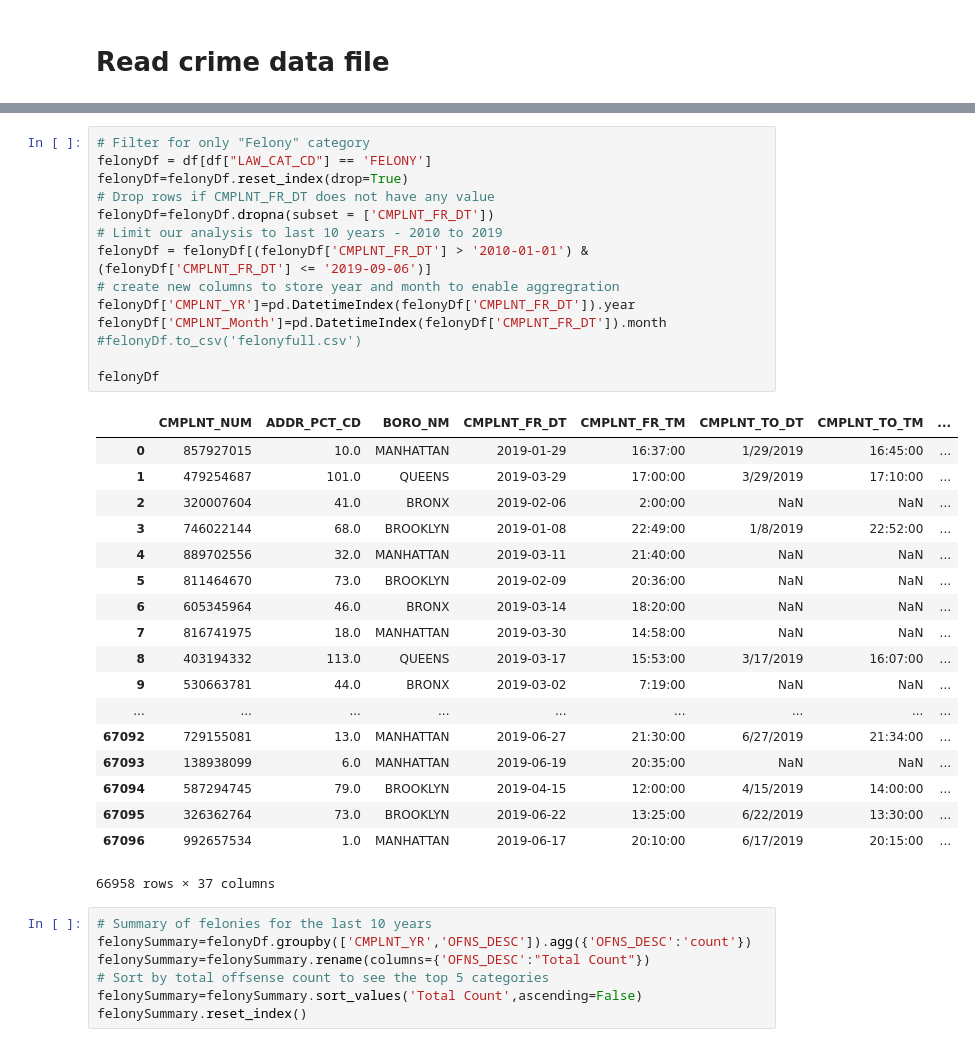
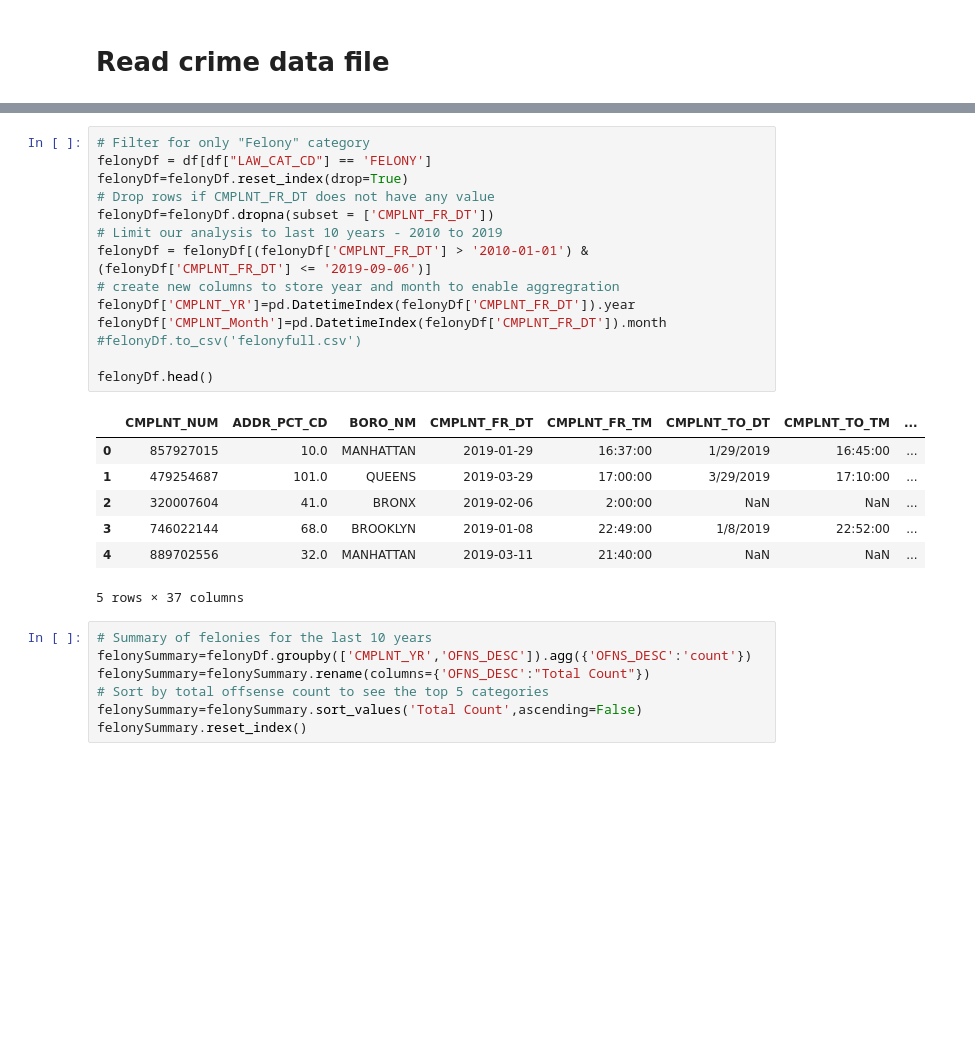
Before and after one commit to Kasawn/Vegan-, a Jupyter notebook: Crime.ipynb, the cells around one changed output, grey strips where cells are left out. Cells and saved outputs as stored; diff of their text form; blank space fills up the shorter version.

```diff
--- a/Crime.ipynb
+++ b/Crime.ipynb
@@ -51,36 +28,25 @@ df
 # %%
 # Filter for only "Felony" category
 felonyDf = df[df["LAW_CAT_CD"] == 'FELONY']
 felonyDf=felonyDf.reset_index(drop=True)
 # Drop rows if CMPLNT_FR_DT does not have any value
 felonyDf=felonyDf.dropna(subset = ['CMPLNT_FR_DT'])
 # Limit our analysis to last 10 years - 2010 to 2019
 felonyDf = felonyDf[(felonyDf['CMPLNT_FR_DT'] > '2010-01-01') & (felonyDf['CMPLNT_FR_DT'] <= '2019-09-06')]
 # create new columns to store year and month to enable aggregration
 felonyDf['CMPLNT_YR']=pd.DatetimeIndex(felonyDf['CMPLNT_FR_DT']).year
 felonyDf['CMPLNT_Month']=pd.DatetimeIndex(felonyDf['CMPLNT_FR_DT']).month
 #felonyDf.to_csv('felonyfull.csv')
 
-felonyDf
+felonyDf.head()
 # %% [output]
 |  | CMPLNT_NUM | ADDR_PCT_CD | BORO_NM | CMPLNT_FR_DT | CMPLNT_FR_TM | CMPLNT_TO_DT | CMPLNT_TO_TM | ... |
 | 0 | 857927015 | 10.0 | MANHATTAN | 2019-01-29 | 16:37:00 | 1/29/2019 | 16:45:00 | ... |
 | 1 | 479254687 | 101.0 | QUEENS | 2019-03-29 | 17:00:00 | 3/29/2019 | 17:10:00 | ... |
 | 2 | 320007604 | 41.0 | BRONX | 2019-02-06 | 2:00:00 | NaN | NaN | ... |
 | 3 | 746022144 | 68.0 | BROOKLYN | 2019-01-08 | 22:49:00 | 1/8/2019 | 22:52:00 | ... |
 | 4 | 889702556 | 32.0 | MANHATTAN | 2019-03-11 | 21:40:00 | NaN | NaN | ... |
-| 5 | 811464670 | 73.0 | BROOKLYN | 2019-02-09 | 20:36:00 | NaN | NaN | ... |
-| 6 | 605345964 | 46.0 | BRONX | 2019-03-14 | 18:20:00 | NaN | NaN | ... |
-| 7 | 816741975 | 18.0 | MANHATTAN | 2019-03-30 | 14:58:00 | NaN | NaN | ... |
-| 8 | 403194332 | 113.0 | QUEENS | 2019-03-17 | 15:53:00 | 3/17/2019 | 16:07:00 | ... |
-| 9 | 530663781 | 44.0 | BRONX | 2019-03-02 | 7:19:00 | NaN | NaN | ... |
-| ... | ... | ... | ... | ... | ... | ... | ... | ... |
-| 67092 | 729155081 | 13.0 | MANHATTAN | 2019-06-27 | 21:30:00 | 6/27/2019 | 21:34:00 | ... |
-| 67093 | 138938099 | 6.0 | MANHATTAN | 2019-06-19 | 20:35:00 | NaN | NaN | ... |
-| 67094 | 587294745 | 79.0 | BROOKLYN | 2019-04-15 | 12:00:00 | 4/15/2019 | 14:00:00 | ... |
-| 67095 | 326362764 | 73.0 | BROOKLYN | 2019-06-22 | 13:25:00 | 6/22/2019 | 13:30:00 | ... |
-| 67096 | 992657534 | 1.0 | MANHATTAN | 2019-06-17 | 20:10:00 | 6/17/2019 | 20:15:00 | ... |
-66958 rows × 37 columns
+5 rows × 37 columns
 # %%
 # Summary of felonies for the last 10 years
 felonySummary=felonyDf.groupby(['CMPLNT_YR','OFNS_DESC']).agg({'OFNS_DESC':'count'})
```
Also changed, not shown: parts of 20 cells of this notebook.
